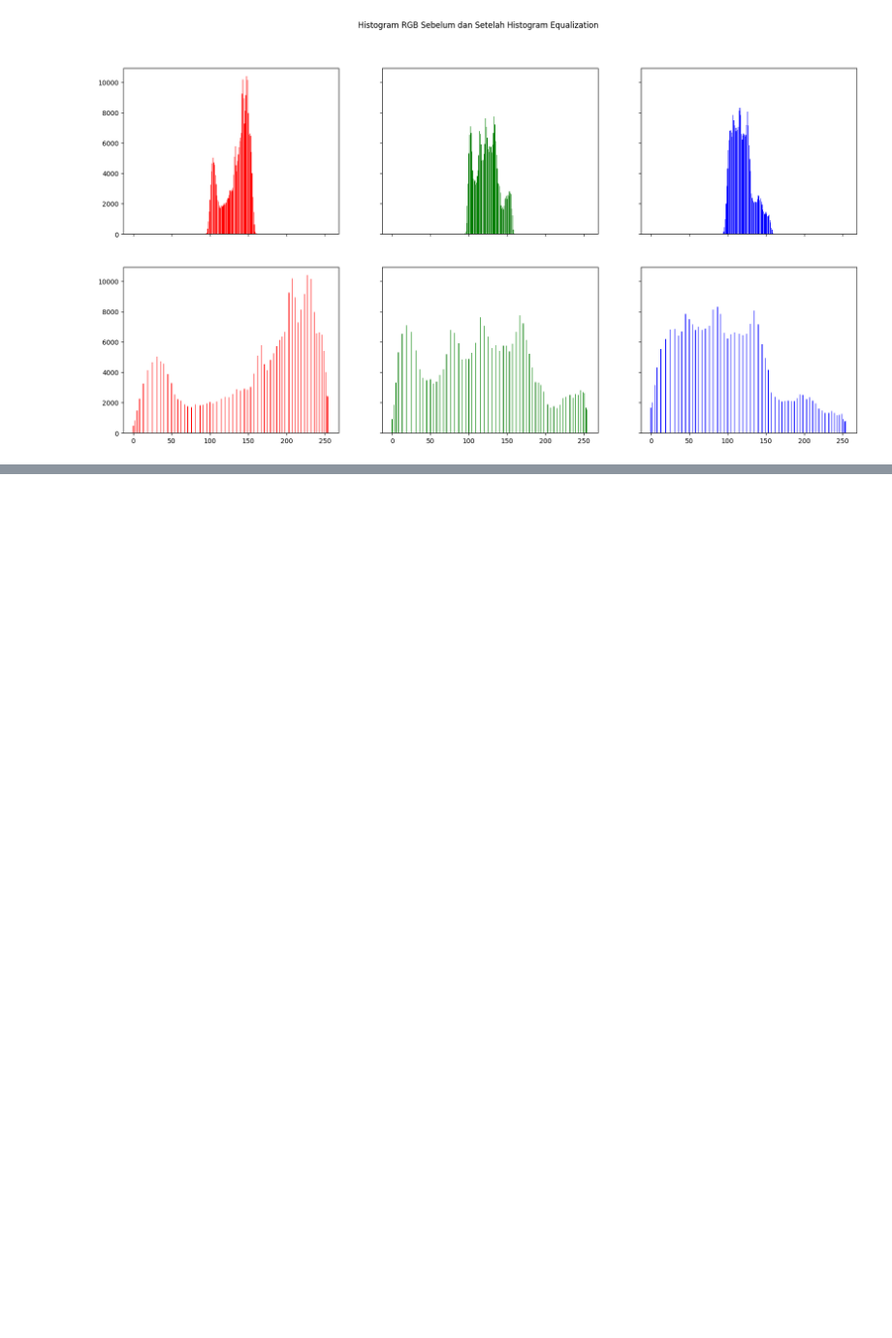
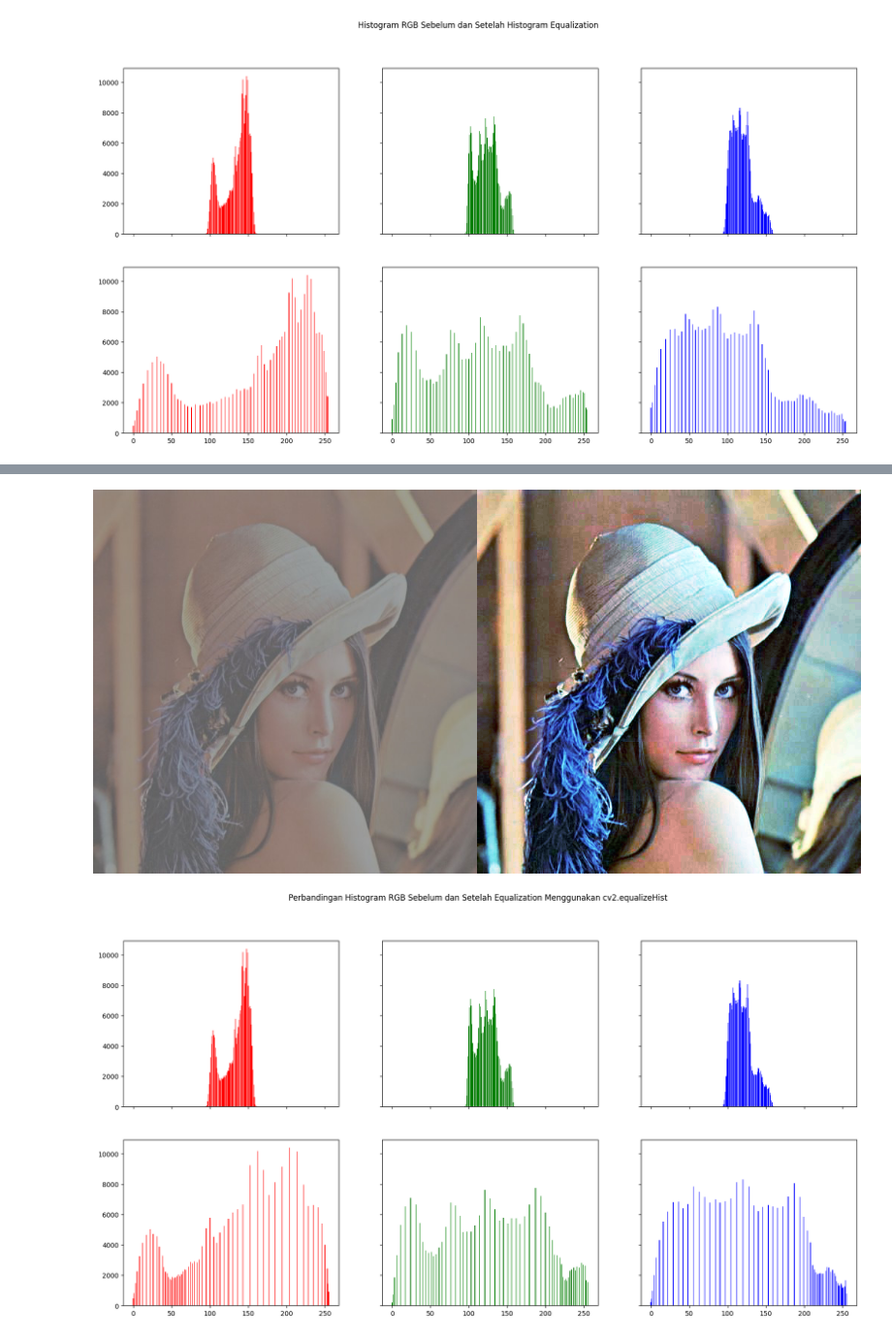
Before and after one commit to RizkyFitriAndini/PCVK_Ganjil_2024, a Jupyter notebook: Week6.ipynb, the cells around one changed output, grey strips where cells are left out. Shown at 97% size. Drawn from its saved outputs; the diff is of its cells as text; code cells hidden in the pictures; blank space fills up the shorter version.

```diff
--- a/Week6.ipynb
+++ b/Week6.ipynb
@@ -189,0 +134,40 @@ error: OpenCV(4.10.0) /io/opencv/modules/imgproc/src/histogram.cpp:3440: error:
+# %%
+# Konversi gambar BGR ke RGB
+img = cv.imread('/content/drive/MyDrive/PCVK/Assets/Assets/lena_lc.jpg')
+
+# Split gambar ke channel R, G, B
+r, g, b = cv.split(img)
+
+# Apply equalizeHist pada setiap channel (R, G, B)
+r_eq = cv.equalizeHist(r)
+g_eq = cv.equalizeHist(g)
+b_eq = cv.equalizeHist(b)
+
+# Gabungkan kembali channel yang telah di-equalisasi
+img_eq_cv2 = cv.merge((r_eq, g_eq, b_eq))
+
+# Hitung histogram gambar yang di-equalisasi menggunakan cv2.equalizeHist
+equal_histo_cv2 = histog(img_eq_cv2)
+
+# Bandingkan hasil dengan hasil equalization manual
+final_frame_cv2 = cv.hconcat((img, img_eq_cv2))
+cv2_imshow(final_frame_cv2)
+
+# Plot histogram RGB setelah equalization menggunakan cv2.equalizeHist
+fig, axs = plt.subplots(2, 3, figsize=[20, 10], sharex=True, sharey=True)
+fig.suptitle('Perbandingan Histogram RGB Sebelum dan Setelah Equalization Menggunakan cv2.equalizeHist')
+
+# Histogram sebelum equalization
+axs[0, 0].bar(names, histo_asli[2], color='red')
+axs[0, 1].bar(names, histo_asli[1], color='green')
+axs[0, 2].bar(names, histo_asli[0], color='blue')
+
+# Histogram setelah equalization menggunakan cv2.equalizeHist
+axs[1, 0].bar(names, equal_histo_cv2[2], color='red')
+axs[1, 1].bar(names, equal_histo_cv2[1], color='green')
+axs[1, 2].bar(names, equal_histo_cv2[0], color='blue')
+
+plt.show()
+# %% [output]
+[figure, added]
+[figure, added]
```
Also changed, not shown: parts of 3 cells of this notebook.
